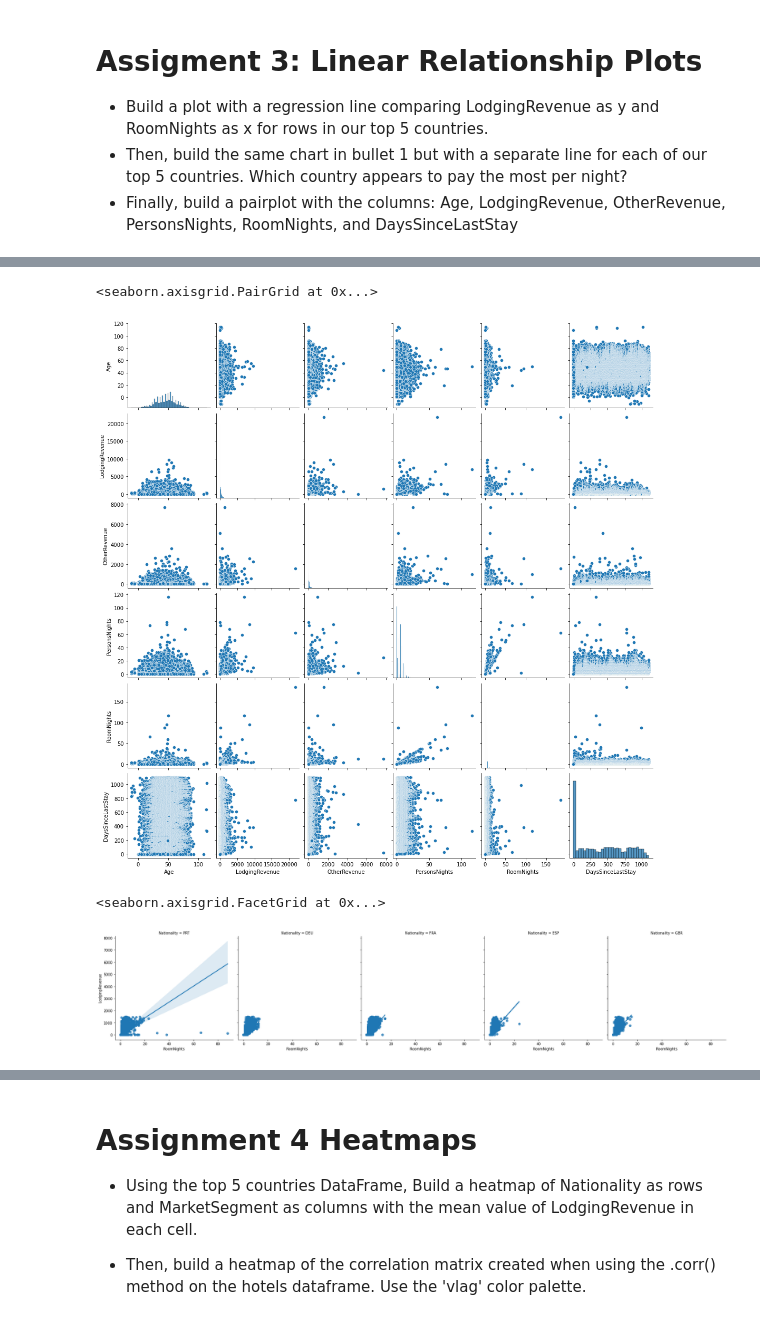
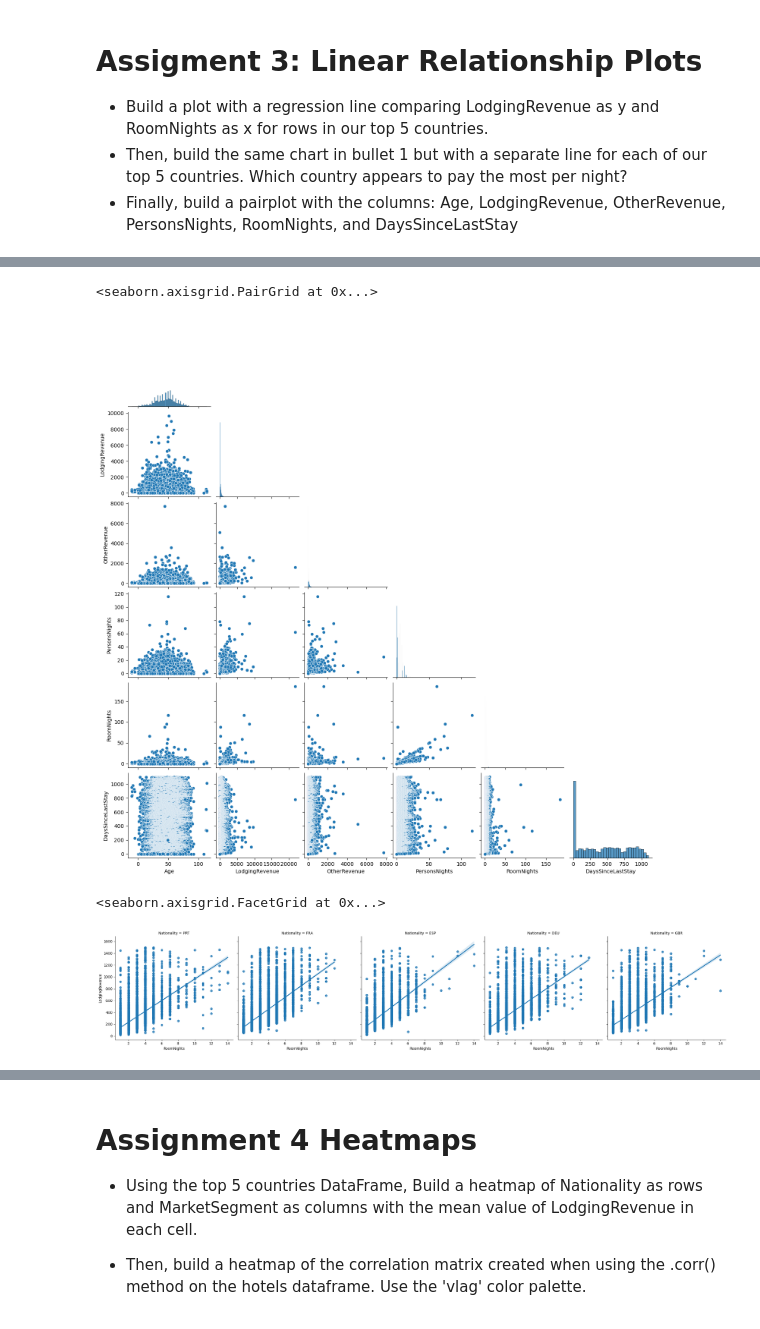
Before and after one commit to soslin/MatPlotLib_Seaborn_Practice, a Jupyter notebook: section06_assignments.ipynb, the cells around one changed output, grey strips where cells are left out. Cells and saved outputs as stored; diff of their text form; code cells hidden in the pictures.

```diff
--- a/section06_assignments.ipynb
+++ b/section06_assignments.ipynb
@@ -125,15 +139,18 @@ sns.violinplot(
 # %%
-sns.pairplot(data=top5_countries.iloc[:, [2, 5, 6, 10, 11, 12]])
+sns.pairplot(data=top5_countries.iloc[:, [2, 5, 6, 10, 11, 12]], corner = True)
 # %% [output]
 <seaborn.axisgrid.PairGrid at 0x...>
-[figure, old version]
+[figure, new version]
 # %%
+'''
+col creates a graph for each category
+'''
 sns.lmplot(
     x="RoomNights",
     y="LodgingRevenue",
     col="Nationality",
-    data=top5_countries.query("LodgingRevenue < 1500")
+    data=top5_countries.query("LodgingRevenue < 1500 and RoomNights <15 and LodgingRevenue != 0")
 )
 # %% [output]
 <seaborn.axisgrid.FacetGrid at 0x...>
-[figure, old version]
+[figure, new version]
```
Also changed, not shown: parts of 8 cells of this notebook.
